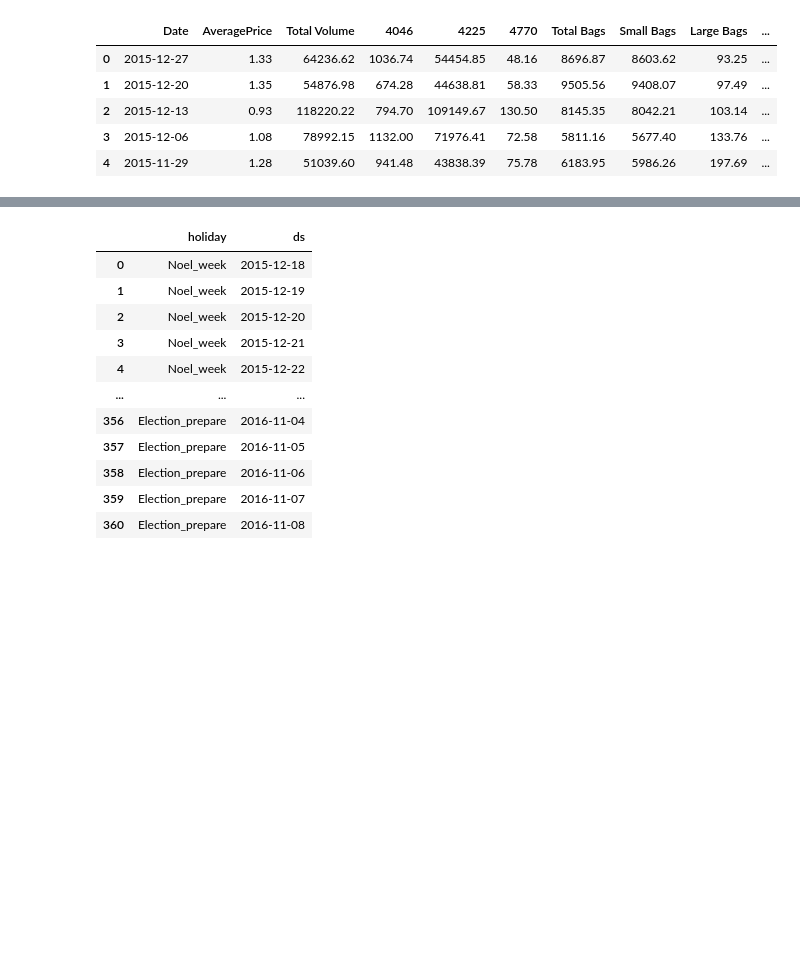
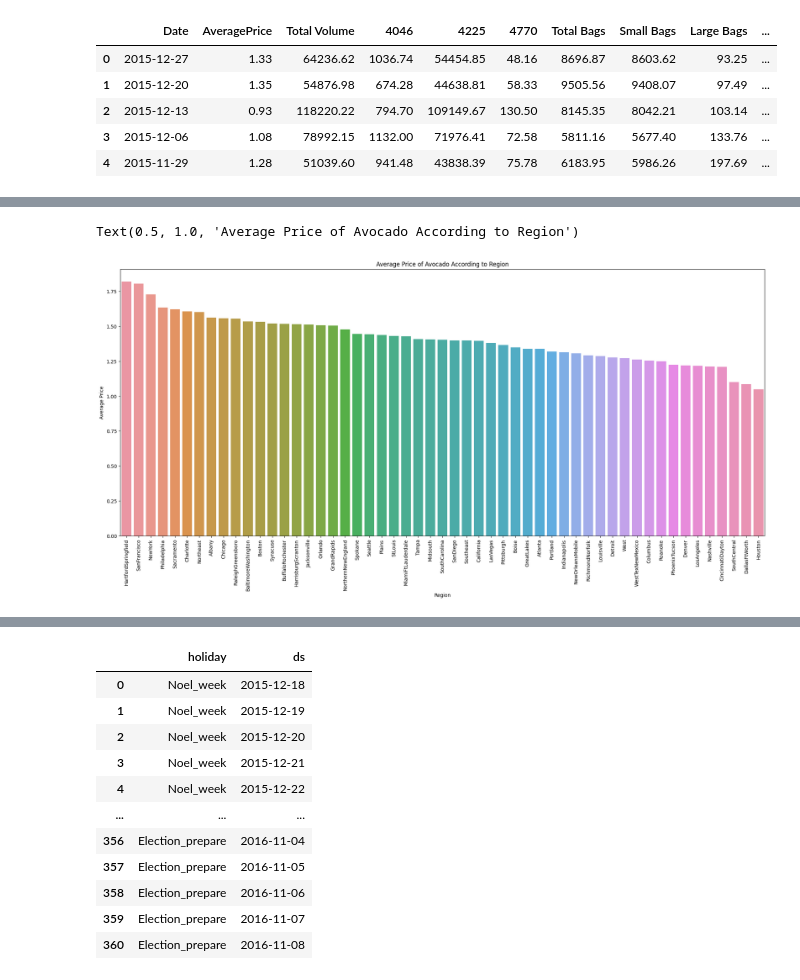
Before and after one commit to dunp7/Avocado-Price-Prediction, a Jupyter notebook: Task_1/prophet-avocado.ipynb, the cells around one changed output, grey strips where cells are left out. Cells and saved outputs as stored; diff of their text form; code cells hidden in the pictures; blank space fills up the shorter version.

```diff
--- a/Task_1/prophet-avocado.ipynb
+++ b/Task_1/prophet-avocado.ipynb
@@ -24,0 +42,23 @@ data.head()
+# %%
+region_list=list(data[~(data['region']=='TotalUS')].region.unique())
+average_price=[]
+
+for i in region_list:
+    x=data[data.region==i]
+    region_average=sum(x.AveragePrice)/len(x)
+    average_price.append(region_average)
+
+df1=pd.DataFrame({'region_list':region_list,'average_price':average_price})
+new_index=df1.average_price.sort_values(ascending=False).index.values
+sorted_data=df1.reindex(new_index)
+
+plt.figure(figsize=(24,10))
+ax=sns.barplot(x=sorted_data.region_list,y=sorted_data.average_price)
+
+plt.xticks(rotation=90)
+plt.xlabel('Region')
+plt.ylabel('Average Price')
+plt.title('Average Price of Avocado According to Region')
+# %% [output]
+Text(0.5, 1.0, 'Average Price of Avocado According to Region')
+[figure, added]
```
Also changed, not shown: parts of 7 cells of this notebook.
